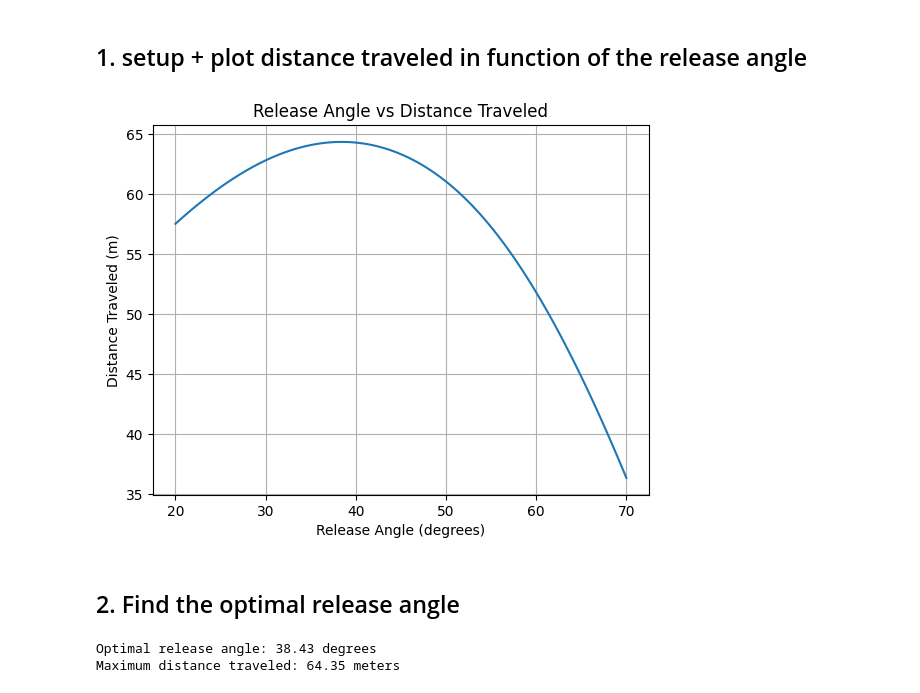
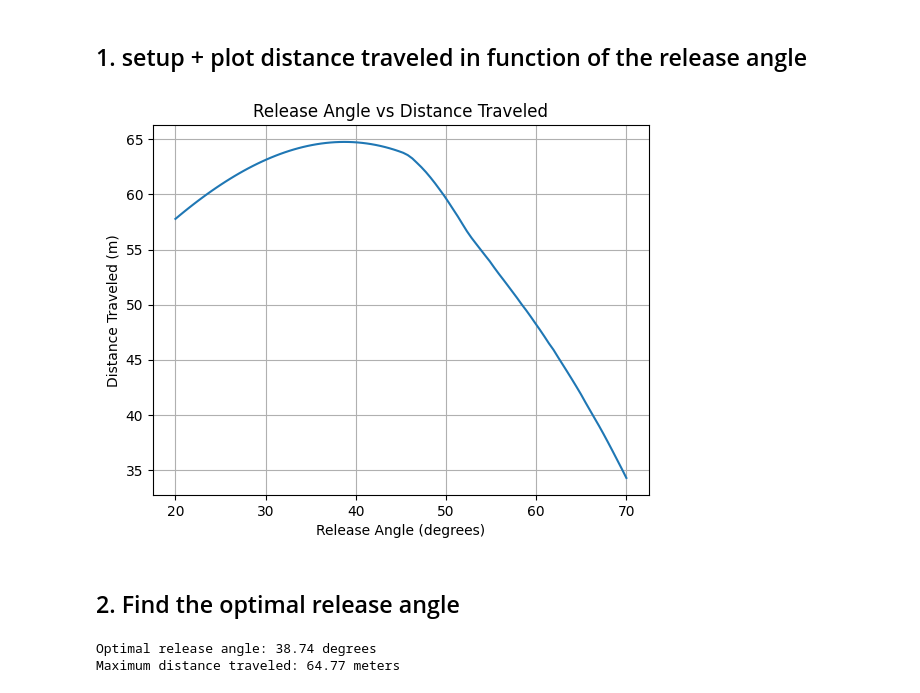
Before and after one commit to benvb-97/pytrebuchet, a Jupyter notebook: examples/optimize_release_angle.ipynb, the cells around one changed output. Cells and saved outputs as stored; diff of their text form; code cells hidden in the pictures.

Commit message:
do not overwrite drag coefficient in notebook -> distance calculation spikes are fixed and attributed to atol and rtol of ode solver.

```diff
--- a/examples/optimize_release_angle.ipynb
+++ b/examples/optimize_release_angle.ipynb
@@ -9,37 +9,35 @@ Next, it finds the optimal release angle that maximizes the distance traveled by
 import sys
 sys.path.insert(0, '../src')
 from pytrebuchet import Trebuchet, Projectile, Simulation
-from pytrebuchet.drag_coefficient import drag_coefficient_smooth_sphere_morrison
 import numpy as np
 import matplotlib.pyplot as plt
 
 # Release angles to test (in degrees) + distances array
 release_angles = np.linspace(20, 70, 100)
 distances = []
 
 # Simulate for each release angle
 trebuchet = Trebuchet.default()
 projectile = Projectile.default()
-projectile.drag_coefficient = drag_coefficient_smooth_sphere_morrison  # Use morrison because it provides a smooth curve
 
 for release_angle in release_angles:
     trebuchet.release_angle = release_angle * np.pi / 180.
 
     simulation = Simulation(trebuchet, projectile)
     simulation.solve()
 
     distances.append(simulation.distance_traveled)
 
 # Plotting the results
 fig, ax = plt.subplots()
 ax.plot(release_angles, distances)
 ax.set_xlabel('Release Angle (degrees)')
 ax.set_ylabel('Distance Traveled (m)')
 ax.set_title('Release Angle vs Distance Traveled')
 plt.grid()
 plt.show()
 # %% [output]
-[figure, old version]
+[figure, new version]
 # %% [markdown]
 ## 2. Find the optimal release angle
 # %%
@@ -58,5 +56,5 @@ result = minimize_scalar(negative_distance, bounds=(20, 70), method='bounded')
 print(f'Optimal release angle: {result.x:.2f} degrees')
 print(f'Maximum distance traveled: {-result.fun:.2f} meters')
 # %% [output]
-Optimal release angle: 38.43 degrees
-Maximum distance traveled: 64.35 meters
+Optimal release angle: 38.74 degrees
+Maximum distance traveled: 64.77 meters
```
